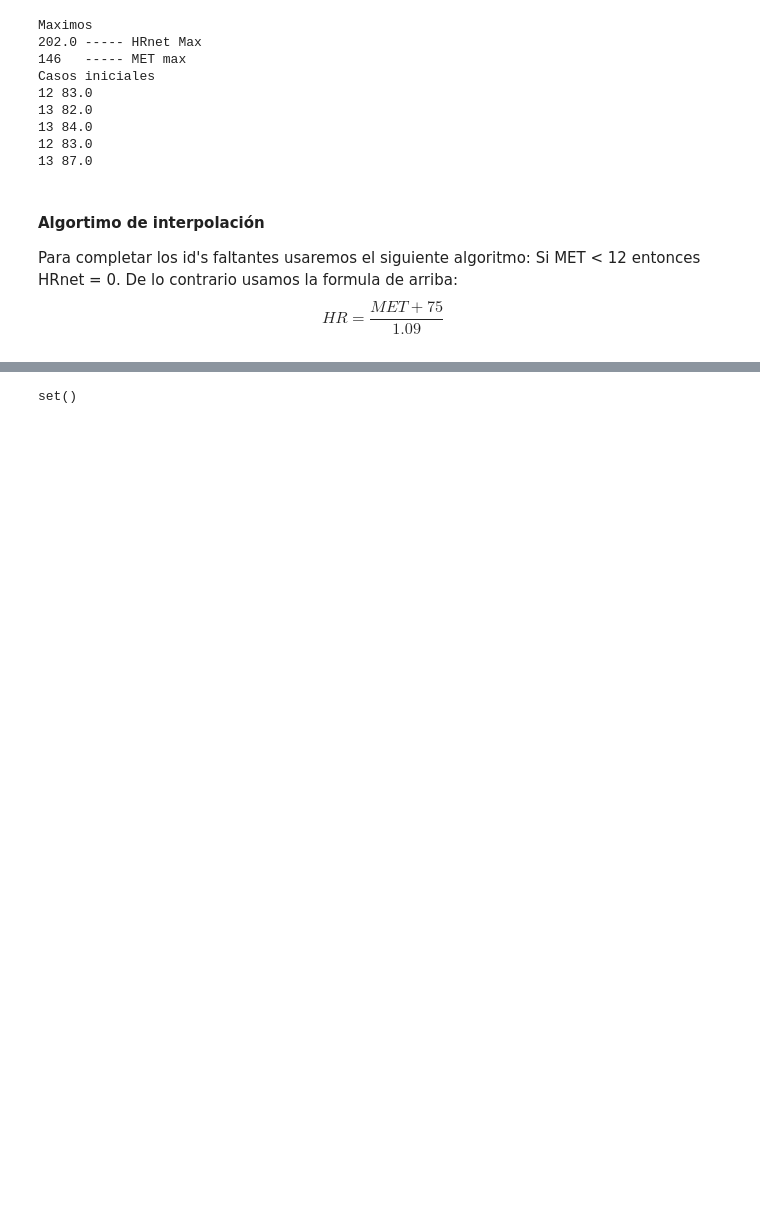
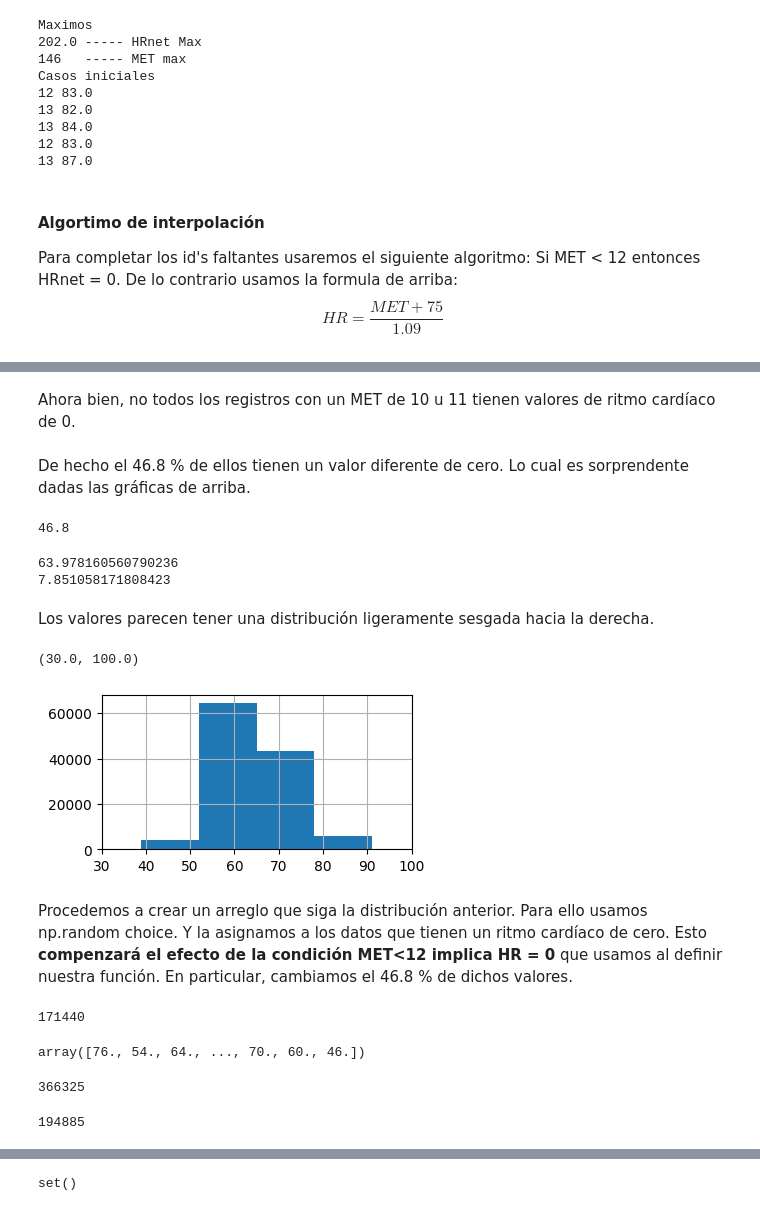
Before and after one commit to JuanD13Perez/Books_and_courses, a Jupyter notebook: Google_Data_Analysis_Prof_Certificate/Bellabeat_Case_Study.ipynb, the cells around one changed output, grey strips where cells are left out. Drawn from its saved outputs; the diff is of its cells as text; code cells hidden in the pictures; blank space fills up the shorter version.

Commit message:
fix: deleted repetitve data_range and added np.choices random assignment following heart distribution. Interpolation of heart completed.

```diff
--- a/Google_Data_Analysis_Prof_Certificate/Bellabeat_Case_Study.ipynb
+++ b/Google_Data_Analysis_Prof_Certificate/Bellabeat_Case_Study.ipynb
@@ -646,6 +644,8 @@ $$MET = 146 = LF \hspace{2 mm} x \hspace{2 mm} HRnet+ C  =  LF \hspace{2 mm} x \
 Resolviendo:
  $$ LF \approx 1.09$$
  $$ C \approx -75$$
+# %%
+id_faltantes_heart = list(set(calories.Id.unique())- set(new_heart.Id.unique()))
 # %%
 print('Maximos')
 print(new_heart.Values.max(), '----- HRnet Max') # Max heart rate record.
@@ -684,0 +699,2 @@ new_heart = pd.concat([new_heart, df_fal_heart_to_add])
+# %% [markdown]
+Ahora bien, no todos los registros con un MET de 10 u 11 tienen valores de ritmo cardíaco de 0.
@@ -684,0 +703,36 @@ new_heart = pd.concat([new_heart, df_fal_heart_to_add])
+# %% [markdown]
+De hecho el 46.8 % de ellos tienen un valor diferente de cero. Lo cual es sorprendente dadas las gráficas de arriba.
+# %%
+test = new_heart.set_index(['Id','datetime']).sort_index()['Values'].loc[condition]
+round(((test>0).sum() / len(test))*100,1) # De hecho un porcentaje alto tienen ritmo cardíaco
+# %% [output]
+46.8
+# %%
+print(test[test>0].mean()) #Valor medio de los registros diferentes de cero
+print(test[test>0].std()) # (igual que arriba pero std)
+# %% [output]
+63.978160560790236
+7.851058171808423
+# %% [markdown]
+Los valores parecen tener una distribución ligeramente sesgada hacia la derecha.
+# %%
+ax = test[test>0].hist(bins = 10, figsize = (4,2))
+ax.set_xlim([30,100])
+# %% [output]
+(30.0, 100.0)
+[figure, added]
+# %% [markdown]
+Procedemos a crear un arreglo que siga la distribución anterior. Para ello usamos np.random choice.  Y la asignamos a los datos que tienen un ritmo cardíaco de cero. Esto **compenzará el efecto de la condición MET<12 implica HR = 0** que usamos al definir nuestra función. En particular, cambiamos el 46.8 % de dichos valores.
+# %%
+len(df_fal_heart_to_add[df_fal_heart_to_add.Values == 0].sample(frac = 0.468)) # siempre produce 171440
+# %% [output]
+171440
+# %%
+arreglo = np.random.choice(test[test>0], size =171440)
+arreglo
+# %% [output]
+array([76., 54., 64., ..., 70., 60., 46.])
+# %%
+len(df_fal_heart_to_add[df_fal_heart_to_add.Values == 0])
+# %% [output]
+366325
@@ -684,0 +742,4 @@ new_heart = pd.concat([new_heart, df_fal_heart_to_add])
+# %%
+len(df_fal_heart_to_add[df_fal_heart_to_add.Values == 0]) # Efectivamente los valores fueron modificados.
+# %% [output]
+194885
```
Also changed, not shown: parts of 15 cells of this notebook.
